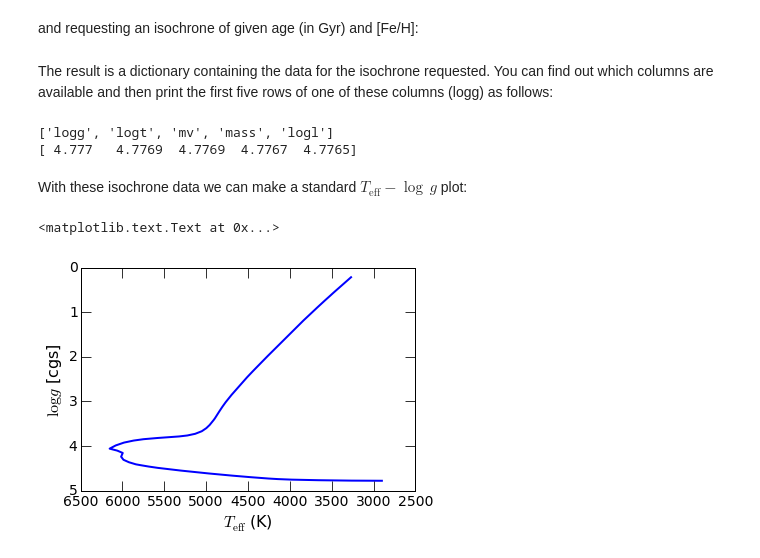
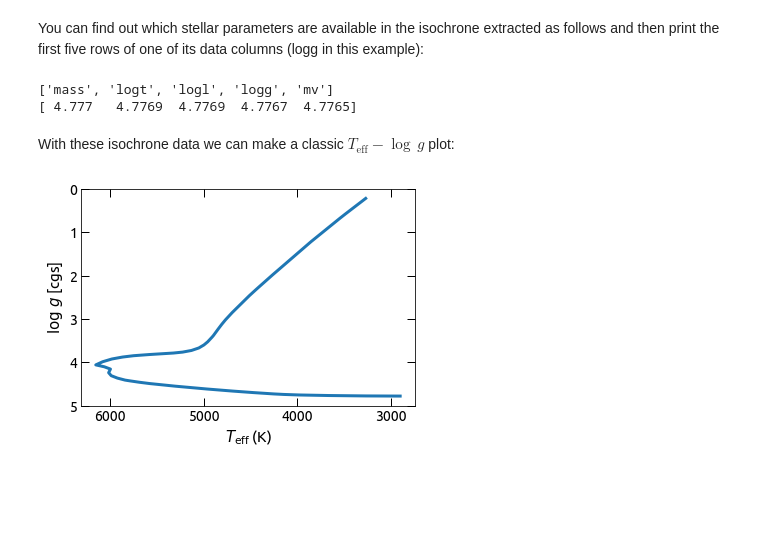
Before and after one commit to astroChasqui/q2_tutorial, a Jupyter notebook: 6. Stellar parameters from isochrones.ipynb, the cells around one changed output. Cells and saved outputs as stored; diff of their text form; code cells hidden in the pictures; blank space fills up the shorter version.

```diff
--- a/6. Stellar parameters from isochrones.ipynb
+++ b/6. Stellar parameters from isochrones.ipynb
@@ -9,3 +7 @@ import q2
-# %% [markdown]
-and requesting an isochrone of given age (in Gyr) and [Fe/H]:
 # %%
@@ -12,24 +10,23 @@ and requesting an isochrone of given age (in Gyr) and [Fe/H]:
 iso = q2.isopars.get_isochrone(age=4.5, feh=0)
 # %% [markdown]
-The result is a dictionary containing the data for the isochrone requested. You can find out which columns are available and then print the first five rows of one of these columns (logg) as follows:
+You can find out which stellar parameters are available in the isochrone extracted as follows and then print the first five rows of one of its data columns (logg in this example):
 # %%
-print iso.keys()
-print iso['logg'][:5]
+print(list(iso))
+print(iso['logg'][:5])
 # %% [output]
-['logg', 'logt', 'mv', 'mass', 'logl']
+['mass', 'logt', 'logl', 'logg', 'mv']
 [ 4.777   4.7769  4.7769  4.7767  4.7765]
 # %% [markdown]
-With these isochrone data we can make a standard $T_\mathrm{eff}-\log\,g$ plot:
+With these isochrone data we can make a classic $T_\mathrm{eff}-\log\,g$ plot:
 # %%
 import matplotlib.pylab as plt
 %matplotlib inline
 
 plt.plot(10**iso['logt'], iso['logg'])
 plt.gca().invert_xaxis()
 plt.gca().invert_yaxis()
 plt.xlabel('$T_\mathrm{eff}$ (K)')
-plt.ylabel('$\log g$ [cgs]')
+plt.ylabel('$\log\ g$ [cgs]');
 # %% [output]
-<matplotlib.text.Text at 0x...>
-[figure, old version]
+[figure, new version]
 # %% [markdown]
```
Also changed, not shown: parts of 33 cells of this notebook.
